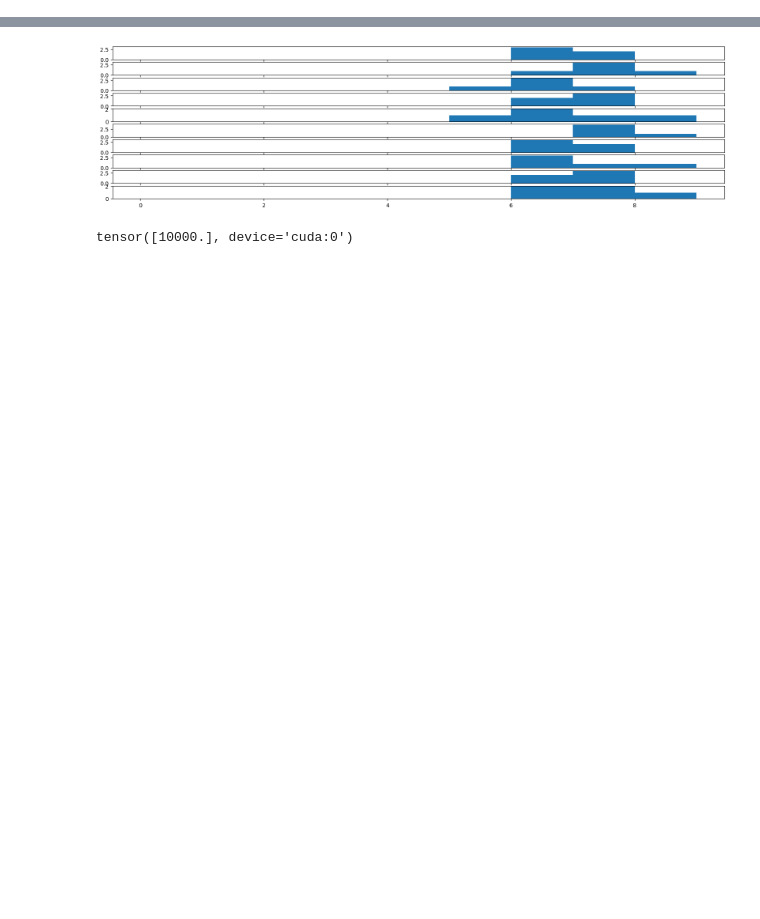
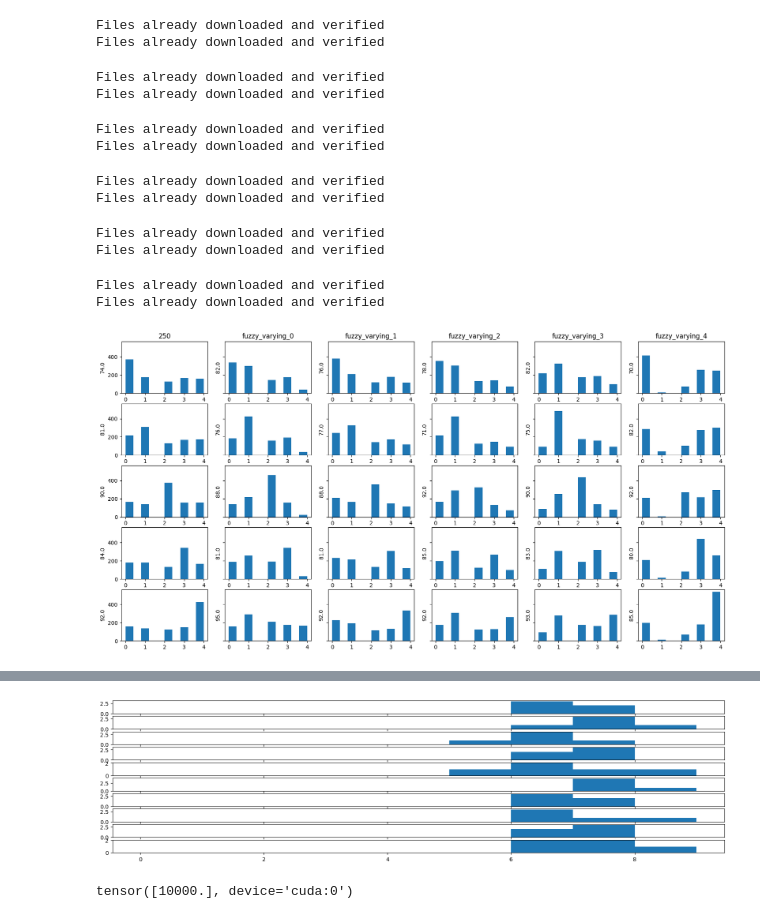
Before and after one commit to JanWasilewski/LVEBM4CL, a Jupyter notebook: notebook_fast_check.ipynb, the cells around one changed output, grey strips where cells are left out. Drawn from its saved outputs; the diff is of its cells as text; code cells hidden in the pictures; blank space fills up the shorter version.

```diff
--- a/notebook_fast_check.ipynb
+++ b/notebook_fast_check.ipynb
@@ -49,0 +235,16 @@ Files already downloaded and verified
+# %%
+plot_hists(["250", "fuzzy_varying_0","fuzzy_varying_1" ,"fuzzy_varying_2","fuzzy_varying_3", "fuzzy_varying_4"]) #[500,750,1000,1500,2000]
+# %% [output]
+Files already downloaded and verified
+Files already downloaded and verified
+Files already downloaded and verified
+Files already downloaded and verified
+Files already downloaded and verified
+Files already downloaded and verified
+Files already downloaded and verified
+Files already downloaded and verified
+Files already downloaded and verified
+Files already downloaded and verified
+Files already downloaded and verified
+Files already downloaded and verified
+[figure, added]
```
Also changed, not shown: parts of 19 cells of this notebook, 16 other files.
